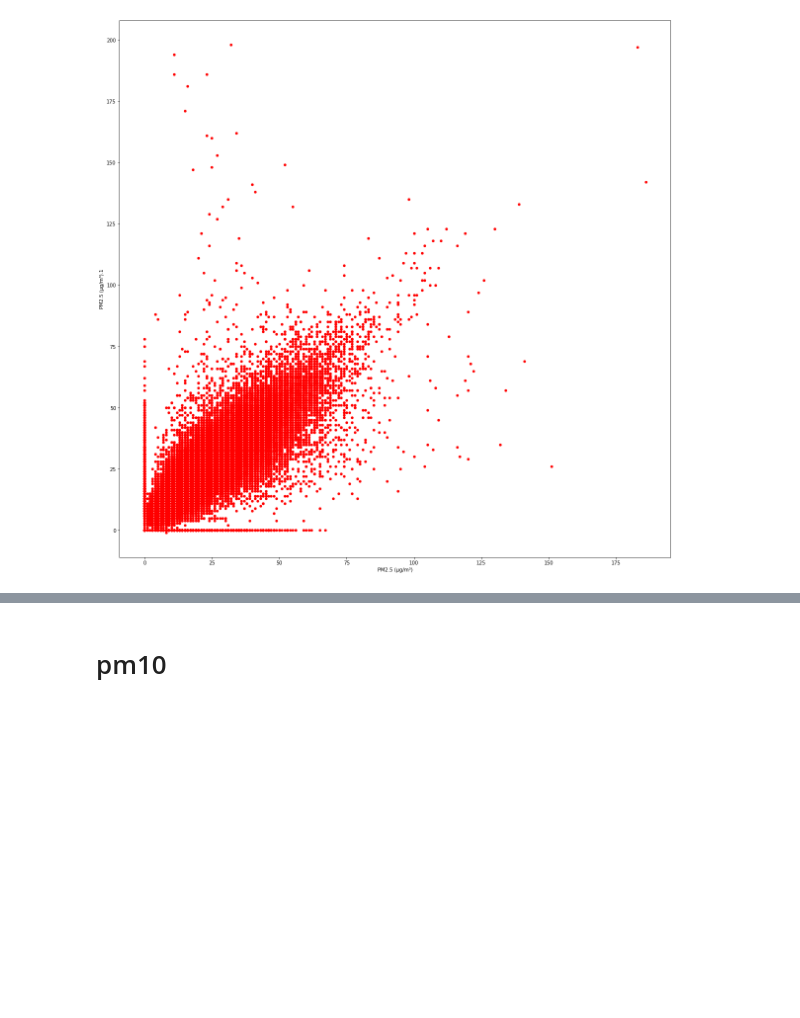
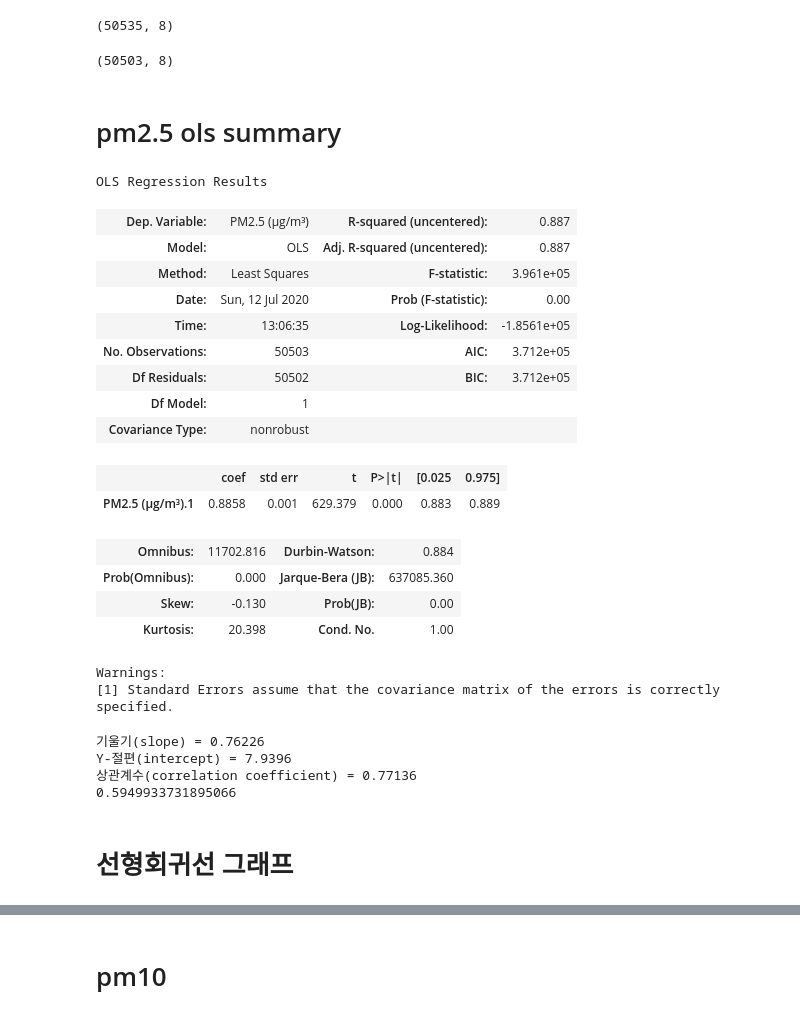
Before and after one commit to tbnsok40/Busan-Subway-Station-Pollutants-data, a Jupyter notebook: Seomyeon1 .ipynb, the cells around one changed output, grey strips where cells are left out. Cells and saved outputs as stored; diff of their text form; code cells hidden in the pictures; blank space fills up the shorter version.

```diff
--- a/Seomyeon1 .ipynb
+++ b/Seomyeon1 .ipynb
@@ -30,15 +36,55 @@ s1=s1.dropna(axis=0)
 # %%
-# df = df.drop(df[df.score < 50].index)
-
+# 이상값 제거
 s1 = s1.drop(s1[s1['PM2.5 (μg/m³)']>200].index)
+s1.shape
+# %% [output]
+(50535, 8)
 # %%
 s1 = s1.drop(s1[s1['PM2.5 (μg/m³).1']>200].index)
+s1.shape
+# %% [output]
+(50503, 8)
-# %%
-plt.rcParams["figure.figsize"] = (20,20)
-
-ax = s1.plot(kind="scatter", x='PM2.5 (μg/m³)', y='PM2.5 (μg/m³).1',color="red")
-# ax.set_ylim(0,150)
-# ax.set_xlim(0,150)
-# %% [output]
-[figure, removed]
+# %% [markdown]
+# pm2.5 ols summary
+# %%
+
+lm = sm.OLS(s1['PM2.5 (μg/m³)'], s1[['PM2.5 (μg/m³).1']])
+results = lm.fit()
+results.summary()
+# %% [output]
+OLS Regression Results
+| Dep. Variable: | PM2.5 (μg/m³) | R-squared (uncentered): | 0.887 |
+| Model: | OLS | Adj. R-squared (uncentered): | 0.887 |
+| Method: | Least Squares | F-statistic: | 3.961e+05 |
+| Date: | Sun, 12 Jul 2020 | Prob (F-statistic): | 0.00 |
+| Time: | 13:06:35 | Log-Likelihood: | -1.8561e+05 |
+| No. Observations: | 50503 | AIC: | 3.712e+05 |
+| Df Residuals: | 50502 | BIC: | 3.712e+05 |
+| Df Model: | 1 |  |  |
+| Covariance Type: | nonrobust |  |  |
+|  | coef | std err | t | P>|t| | [0.025 | 0.975] |
+| PM2.5 (μg/m³).1 | 0.8858 | 0.001 | 629.379 | 0.000 | 0.883 | 0.889 |
+| Omnibus: | 11702.816 | Durbin-Watson: | 0.884 |
+| Prob(Omnibus): | 0.000 | Jarque-Bera (JB): | 637085.360 |
+| Skew: | -0.130 | Prob(JB): | 0.00 |
+| Kurtosis: | 20.398 | Cond. No. | 1.00 |
+Warnings:
+[1] Standard Errors assume that the covariance matrix of the errors is correctly specified.
+# %%
+y=s1['PM2.5 (μg/m³).1']
+x=s1['PM2.5 (μg/m³)']
+
+slope, intercept, r_value, p_value, stderr = stats.linregress(x, y)
+
+print("기울기(slope) = {:3.5f}".format(slope))
+print("Y-절편(intercept) = {:3.5}".format(intercept))
+print("상관계수(correlation coefficient) = {:3.5}" .format(r_value))
+print(r_value**2)
+# %% [output]
+기울기(slope) = 0.76226
+Y-절편(intercept) = 7.9396
+상관계수(correlation coefficient) = 0.77136
+0.5949933731895066
+# %% [markdown]
+# 선형회귀선 그래프
 # %%
```
Also changed, not shown: parts of 14 cells of this notebook.
